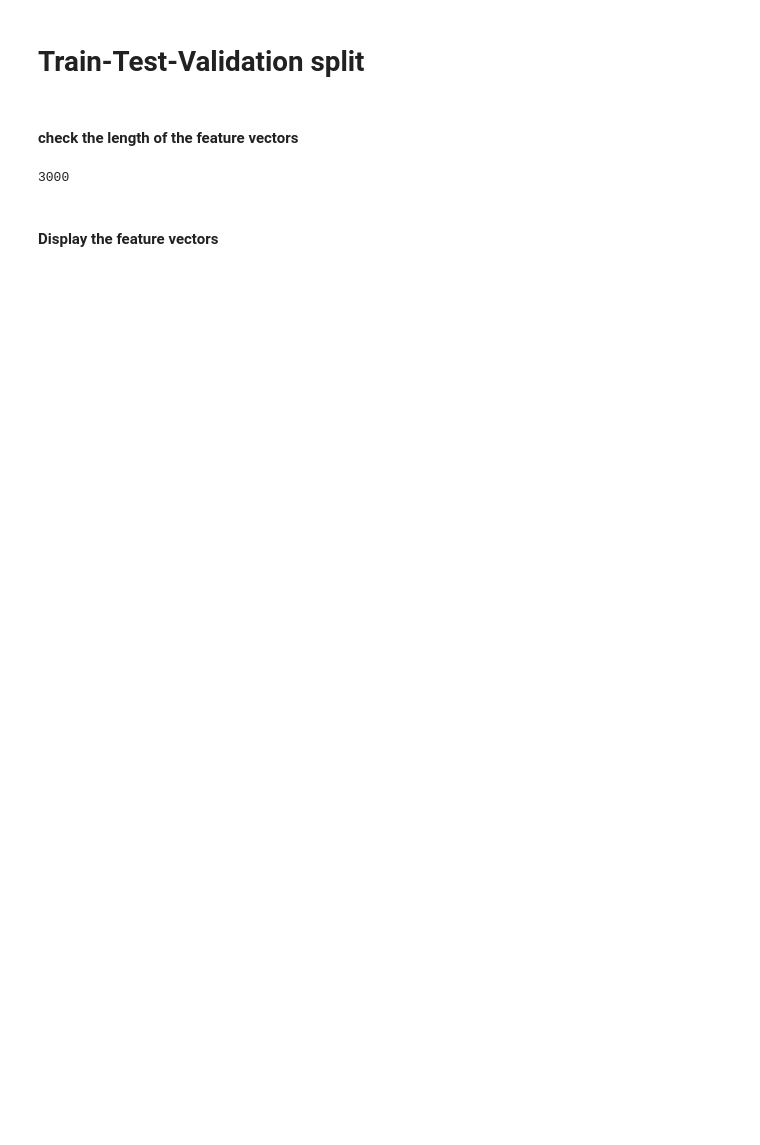
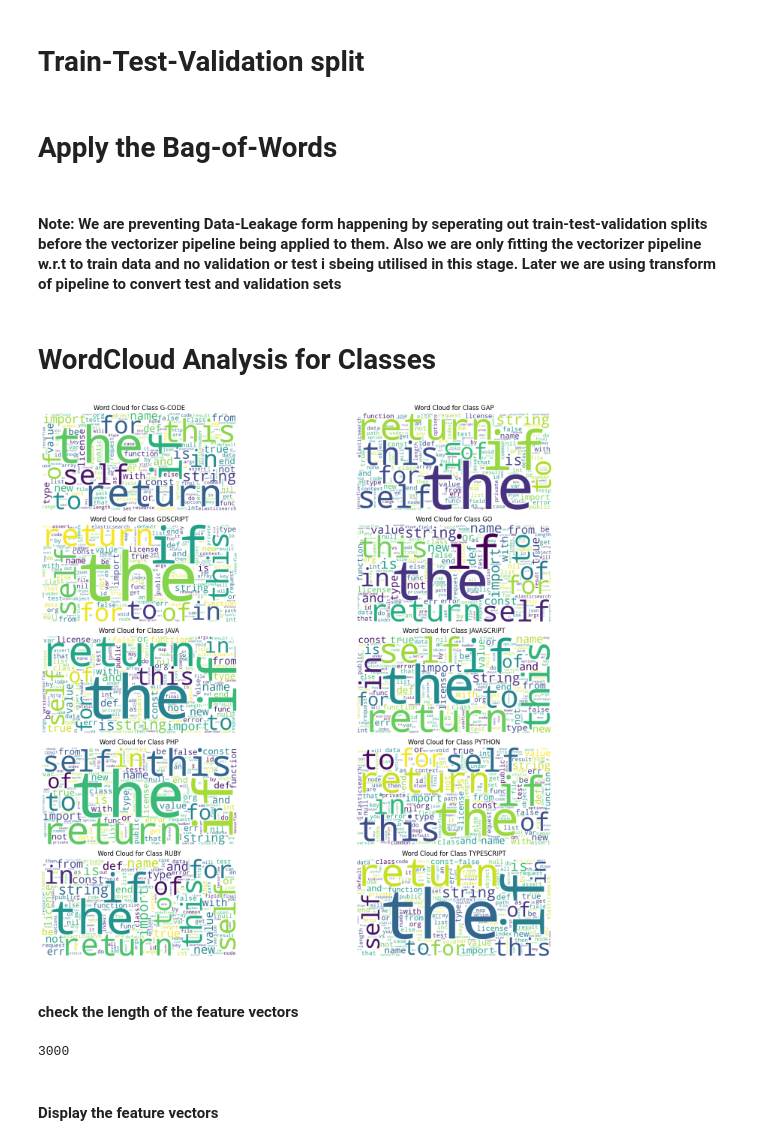
Before and after one commit to kiranbaby14/Analysis-of-GAP-programming-practices-on-GitHub, a Jupyter notebook: notebooks/NLP_preprocessing.ipynb, the cells around one changed output. Cells and saved outputs as stored; diff of their text form; code cells hidden in the pictures; blank space fills up the shorter version.

```diff
--- a/notebooks/NLP_preprocessing.ipynb
+++ b/notebooks/NLP_preprocessing.ipynb
@@ -201,5 +199,3 @@ y = df['Name']
-# %%
-X_bow = pipeline['vectorizer'].fit_transform(X)
 # %% [markdown]
 # Train-Test-Validation split
 # %%
@@ -210,3 +206,5 @@ X_train_temp, X_test, y_train_temp, y_test = train_test_split(X_bow, y, test_siz
 
 # Split the temporary set into validation set (10%) and final training set (90%)
 X_train, X_val, y_train, y_val = train_test_split(X_train_temp, y_train_temp, test_size=0.1, random_state=42)
+# %% [markdown]
+# Apply the Bag-of-Words
@@ -212,0 +218,4 @@ X_train, X_val, y_train, y_val = train_test_split(X_train_temp, y_train_temp, te
+# %% [markdown]
+#### Note: We are preventing Data-Leakage form happening by seperating out train-test-validation splits before the vectorizer pipeline being applied to them. Also we are only fitting the vectorizer pipeline w.r.t to train data and no validation or test i sbeing utilised in this stage. Later we are using transform of pipeline to convert test and validation sets
+# %% [markdown]
+# WordCloud Analysis for Classes
@@ -213,3 +251,38 @@ X_train, X_val, y_train, y_val = train_test_split(X_train_temp, y_train_temp, te
+# %%
+# Generate Word Clouds
+wordcloud = WordCloud(width=1000, height=500, background_color='white')
+
+# Calculate the number of unique classes
+num_classes = len(unique_classes)
+
+# Create subplots with two columns
+num_cols = 2
+num_rows = (num_classes + num_cols - 1) // num_cols  # Calculate the number of rows needed
+
+# Create subplots
+fig, axes = plt.subplots(num_rows, num_cols, figsize=(20, 15))
+
+# Flatten the axes if needed
+if num_rows > 1:
+    axes = axes.flatten()
+
+# Iterate over unique classes and create word clouds
+for idx, label in enumerate(unique_classes):
+    # Combine all BoW vectors for the current class
+    word_frequencies = class_bow_data[label]
+
+    # Plot the word cloud in the appropriate subplot
+    ax = axes[idx]
+    wordcloud.generate_from_frequencies(word_frequencies)
+    ax.imshow(wordcloud, interpolation='bilinear')
+    ax.set_title(f'Word Cloud for Class {label}')
+    ax.axis('off')
+
+# Adjust layout to avoid overlapping
+plt.tight_layout()
+plt.show()
+# %% [output]
+[figure, added]
 # %% [markdown]
 #### check the length of the feature vectors
 # %%
```
Also changed, not shown: parts of 41 cells of this notebook, 6 other files.
